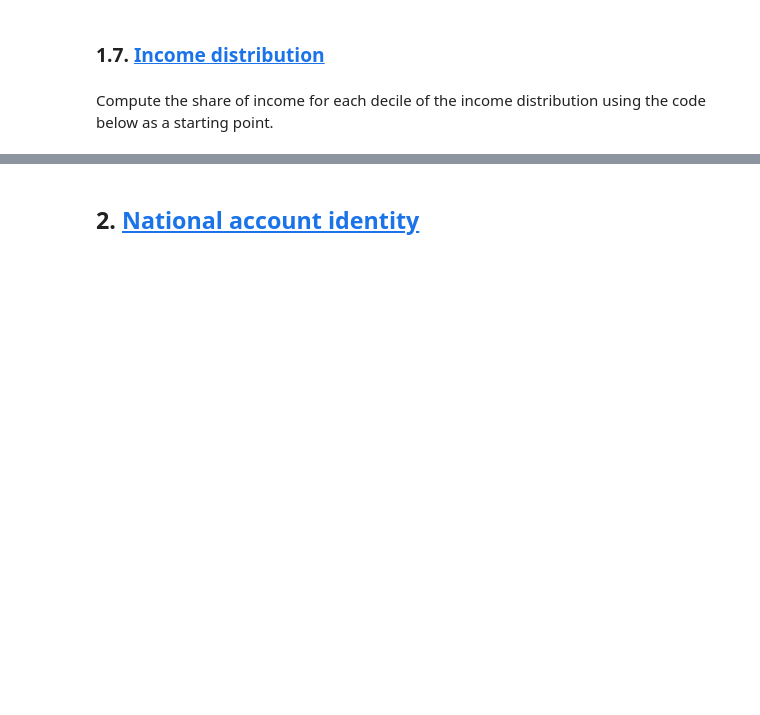
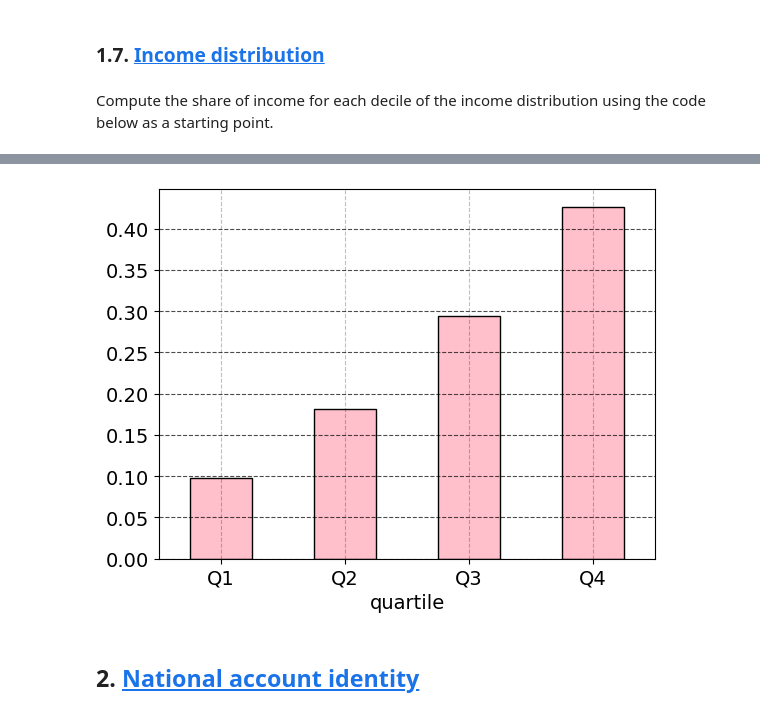
Before and after one commit to fgv916/ProgEconFgv916, a Jupyter notebook: PS2_ftv/Problem_set_2.ipynb, the cells around one changed output, grey strips where cells are left out. Drawn from its saved outputs; the diff is of its cells as text; code cells hidden in the pictures; blank space fills up the shorter version.

```diff
--- a/PS2_ftv/Problem_set_2.ipynb
+++ b/PS2_ftv/Problem_set_2.ipynb
@@ -197,0 +197,33 @@ Compute the share of income for each decile of the income distribution using the
+# %%
+
+
+deciles = df['inc'].quantile([0.1, 0.2, 0.3, 0.4, 0.5, 0.6, 0.7, 0.8, 0.9]) #opretter deciler
+
+
+bins = [-np.inf] + deciles.tolist() + [np.inf] #liste over grænser for indkomstintervallerne, som starter i minus uendelig til uendelig
+labels = [f'D{i}' for i in range(1, 11)] #navngivningen
+
+df['decile'] = pd.cut(
+    df['inc'],
+    bins=bins,
+    labels=labels,
+)
+
+income_shares = df.groupby('decile', observed=True)['inc'].sum() / df['inc'].sum()
+display(income_shares)
+
+quartile = df['inc'].quantile([0.25, 0.5, 0.75])
+
+bins = [-np.inf] + quartile.tolist() + [np.inf] #liste over grænser for indkomstintervallerne
+labels = [f'Q{i}' for i in range(1, 5)] #navngivningen
+
+df['quartile'] = pd.cut(
+    df['inc'],
+    bins=bins,
+    labels=labels,
+)
+
+income_shares_v2 = df.groupby('quartile', observed=True)['inc'].sum() / df['inc'].sum()
+display(income_shares_v2)
+
+# fra Jeppes kode: deciles = df_true.quantile([0.1 * i for i in range(1, 10)])
@@ -198,3 +249,15 @@ Compute the share of income for each decile of the income distribution using the
+# %%
+#laver histogrammer
+import matplotlib.pyplot as plt
+
+income_shares_v2.plot(kind='bar', color='pink', edgecolor='black')
+
+plt.xticks(rotation=0)
+plt.grid(axis='y', linestyle='--', alpha=0.7)
+
+plt.show()
+# %% [output]
+[figure, added]
 # %% [markdown]
 ## 2. <a id='toc2_'></a>[National account identity](#toc0_)
 # %% [markdown]
```
Also changed, not shown: parts of 29 cells of this notebook, 1 other file.
